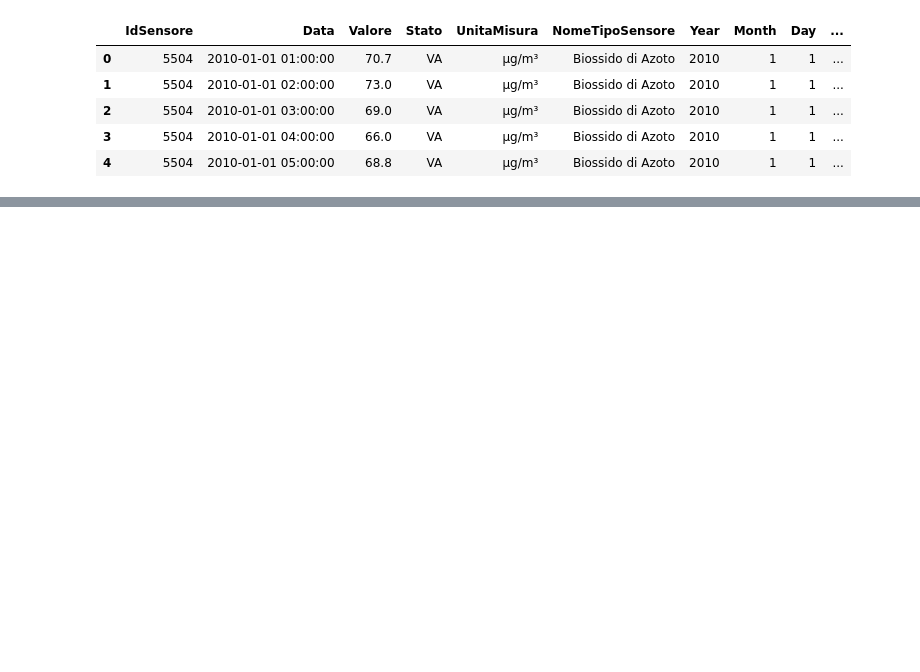
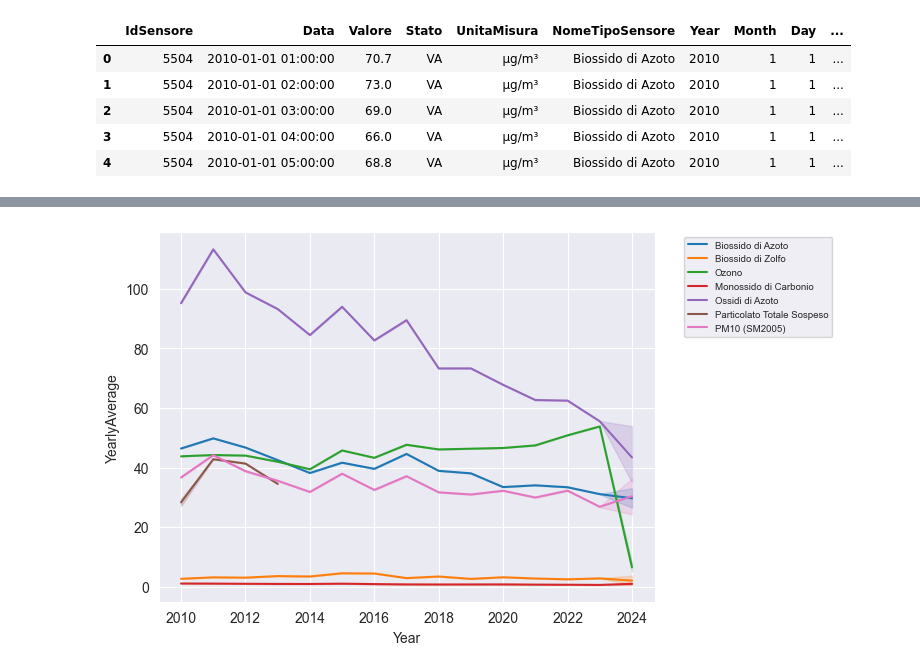
Before and after one commit to LGpolimi/HHE_DSLAB_project_AA2324, a Jupyter notebook: air_pollution_notebook.ipynb, the cells around one changed output, grey strips where cells are left out. Saved outputs shown, nothing was run; the diff lists cells and outputs as text; code cells hidden in the pictures; blank space fills up the shorter version.

```diff
--- a/air_pollution_notebook.ipynb
+++ b/air_pollution_notebook.ipynb
@@ -282,2 +428,9 @@ y_average_2015_BioAz.shape
 # %%
 y_average_2015_BioAz.to_csv('y_average_2015_BioAz.csv', index=False)
+# %%
+## Plot the average value of 'Valore' for each year for each unique IdSensore
+sns.lineplot(x='Year', y='YearlyAverage', hue='NomeTipoSensore', data=df_air_quality)
+plt.legend(fontsize='x-small', bbox_to_anchor=(1.05, 1), loc='upper left')
+plt.show()
+# %% [output]
+[figure, added]
```
Also changed, not shown: parts of 40 cells of this notebook, 6 other files.
